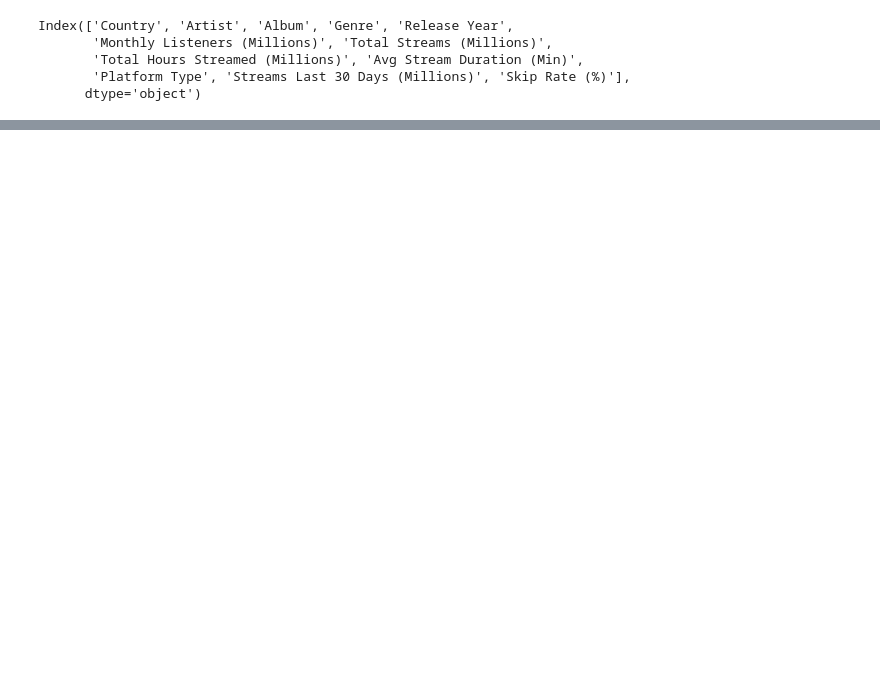
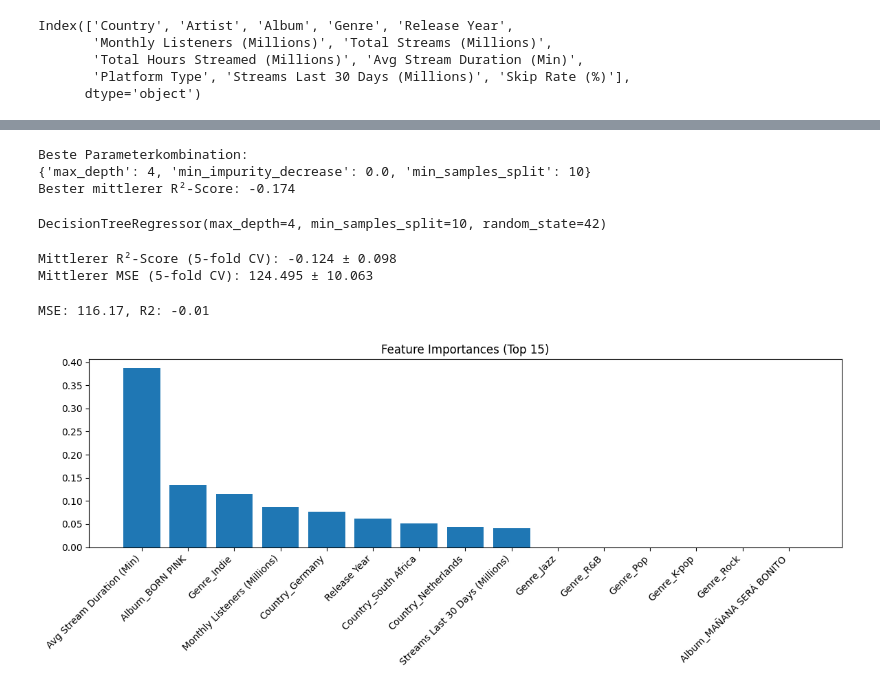
Before and after one commit to LeXeS2/spotify_angewandte_datenanalyse, a Jupyter notebook: spotify.ipynb, the cells around one changed output, grey strips where cells are left out. Drawn from its saved outputs; the diff is of its cells as text; code cells hidden in the pictures; blank space fills up the shorter version.

Commit message:
Fügte Code für die Entscheidungsbaum bildung hinzu

```diff
--- a/spotify.ipynb
+++ b/spotify.ipynb
@@ -84,0 +119,72 @@ plt.show()
+# %%
+# Grid Search zur Optimierung der Entscheidungsbaum-Parameter
+param_grid = {
+    'max_depth': [4, 6, 8, 12, None],
+    'min_impurity_decrease': [0.0, 0.01, 0.1, 0.5],
+    'min_samples_split': [2, 5, 10, 20]
+}
+
+grid_search = GridSearchCV(
+    DecisionTreeRegressor(random_state=42),
+    param_grid,
+    cv=5,
+    scoring='r2',
+    n_jobs=-1
+)
+grid_search.fit(X_encoded, y)
+
+print("Beste Parameterkombination:")
+print(grid_search.best_params_)
+print(f"Bester mittlerer R²-Score: {grid_search.best_score_:.3f}")
+
+# Optional: Ergebnisse als DataFrame anzeigen
+# results_df = pd.DataFrame(grid_search.cv_results_)
+# display(results_df[['params', 'mean_test_score', 'std_test_score']].sort_values('mean_test_score', ascending=False).head(10))
+# %% [output]
+Beste Parameterkombination:
+{'max_depth': 4, 'min_impurity_decrease': 0.0, 'min_samples_split': 10}
+Bester mittlerer R²-Score: -0.174
+# %%
+
+# Trainiere den Regressionsbaum
+reg_tree = DecisionTreeRegressor(**grid_search.best_params_, random_state=42)
+reg_tree.fit(X_train, y_train)
+# %% [output]
+DecisionTreeRegressor(max_depth=4, min_samples_split=10, random_state=42)
+# %%
+# Cross-Validierung für den Regressionsentscheidungsbaum
+splits = 5
+cv = KFold(n_splits=splits, shuffle=True, random_state=42)
+
+# R²-Scores
+r2_scores = cross_val_score(reg_tree, X_encoded, y, cv=cv, scoring='r2')
+print(f"Mittlerer R²-Score ({splits}-fold CV): {np.mean(r2_scores):.3f} ± {np.std(r2_scores):.3f}")
+
+# MSE-Scores (negativ, daher Vorzeichen umdrehen)
+mse_scores = cross_val_score(reg_tree, X_encoded, y, cv=cv, scoring=make_scorer(mean_squared_error, greater_is_better=False))
+print(f"Mittlerer MSE ({splits}-fold CV): {(-np.mean(mse_scores)):.3f} ± {np.std(mse_scores):.3f}")
+# %% [output]
+Mittlerer R²-Score (5-fold CV): -0.124 ± 0.098
+Mittlerer MSE (5-fold CV): 124.495 ± 10.063
+# %%
+# Vorhersage und Bewertung
+y_pred = reg_tree.predict(X_test)
+mse = mean_squared_error(y_test, y_pred)
+r2 = r2_score(y_test, y_pred)
+print(f"MSE: {mse:.2f}, R2: {r2:.2f}")
+# %% [output]
+MSE: 116.17, R2: -0.01
+# %%
+# Feature-Importances anzeigen
+importances = reg_tree.feature_importances_
+indices = np.argsort(importances)[::-1]
+plt.figure(figsize=(12,5))
+plt.title("Feature Importances (Top 15)")
+# Zeige nur die wichtigsten 15 Features an
+top_n = 15
+plt.bar(range(top_n), importances[indices][:top_n], align="center")
+plt.xticks(range(top_n), [X_encoded.columns[i] for i in indices[:top_n]], rotation=45, ha='right')
+plt.tight_layout()
+plt.show()
+# %% [output]
+[figure, added]
```
Also changed, not shown: parts of 7 cells of this notebook.
